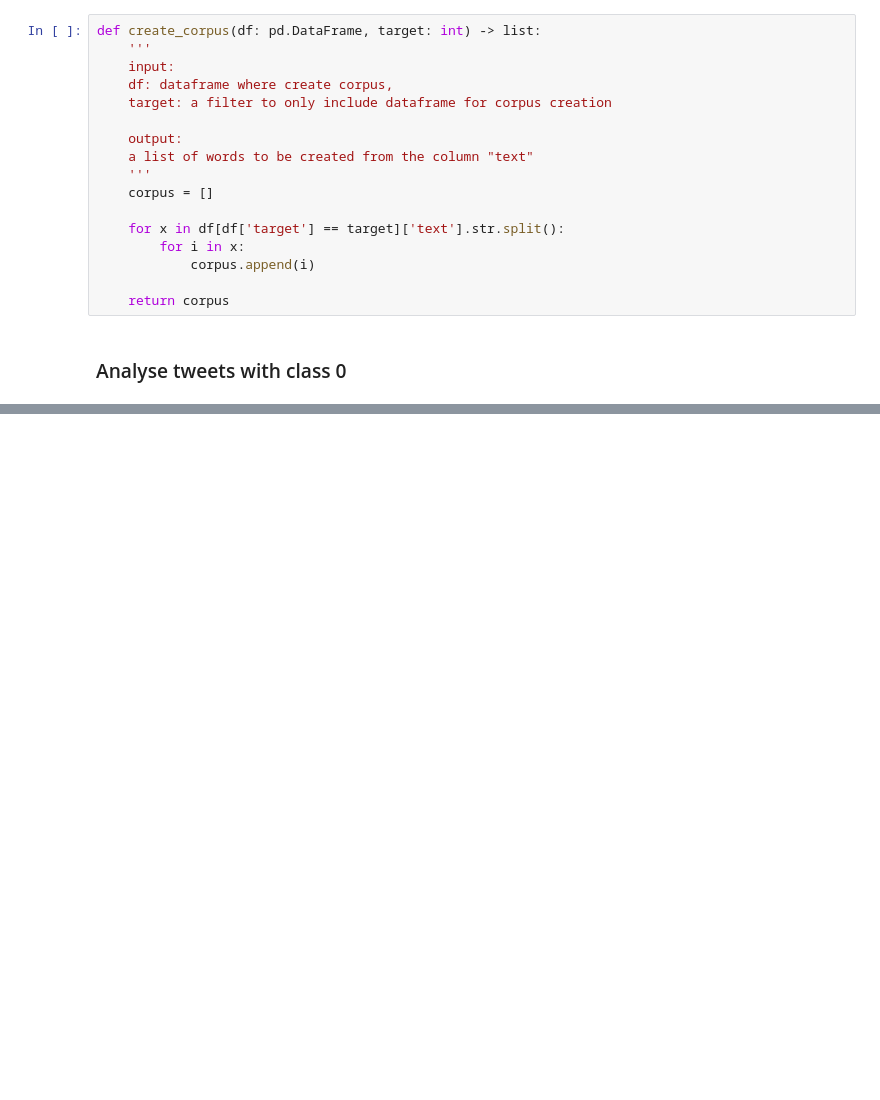
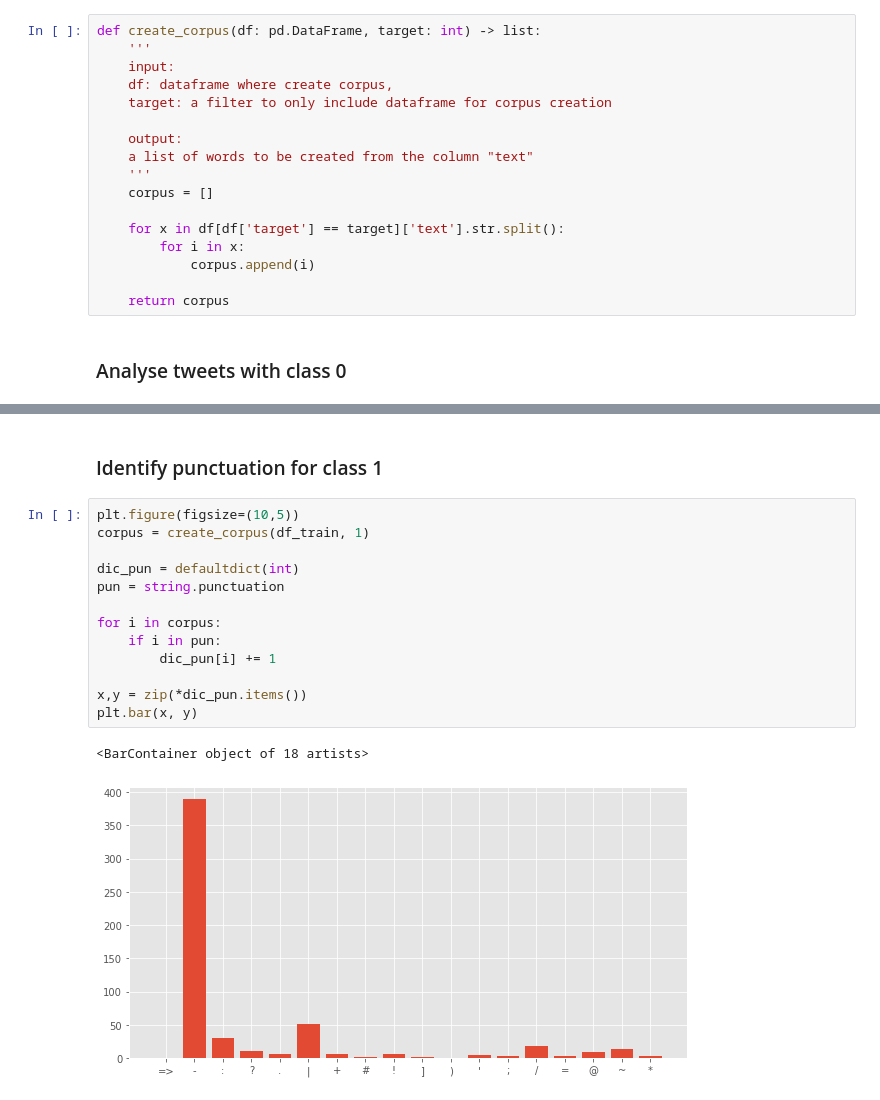
Before and after one commit to ericlau1987/nlp_with_disaster_tweets, a Jupyter notebook: 2_explore_data.ipynb, the cells around one changed output, grey strips where cells are left out. Saved outputs shown, nothing was run; the diff lists cells and outputs as text; blank space fills up the shorter version.

```diff
--- a/2_explore_data.ipynb
+++ b/2_explore_data.ipynb
@@ -140,0 +150,18 @@ train_corpus[0]
+# %% [markdown]
+### Identify punctuation for class 1
+# %%
+plt.figure(figsize=(10,5))
+corpus = create_corpus(df_train, 1)
+
+dic_pun = defaultdict(int)
+pun = string.punctuation
+
+for i in corpus:
+    if i in pun:
+        dic_pun[i] += 1
+
+x,y = zip(*dic_pun.items())
+plt.bar(x, y)
+# %% [output]
+<BarContainer object of 18 artists>
+[figure, added]
```
Also changed, not shown: parts of 12 cells of this notebook, 1 other file.
